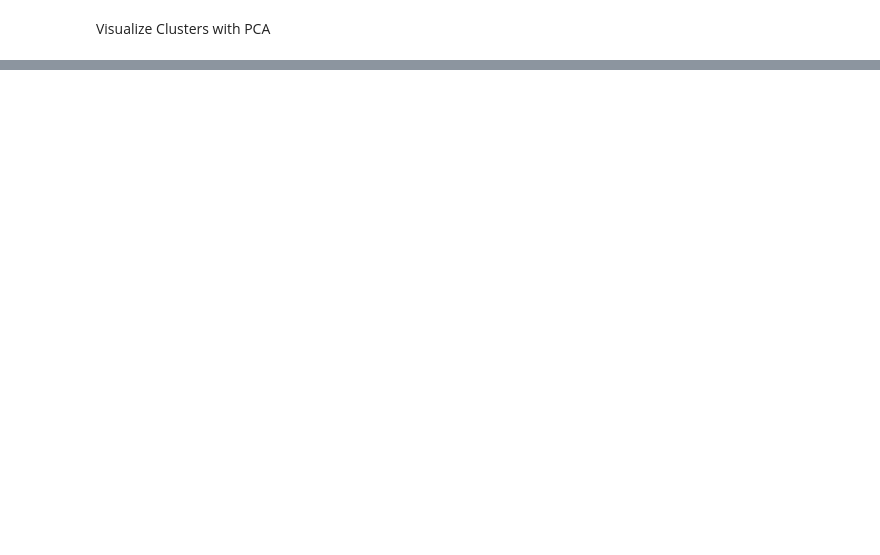
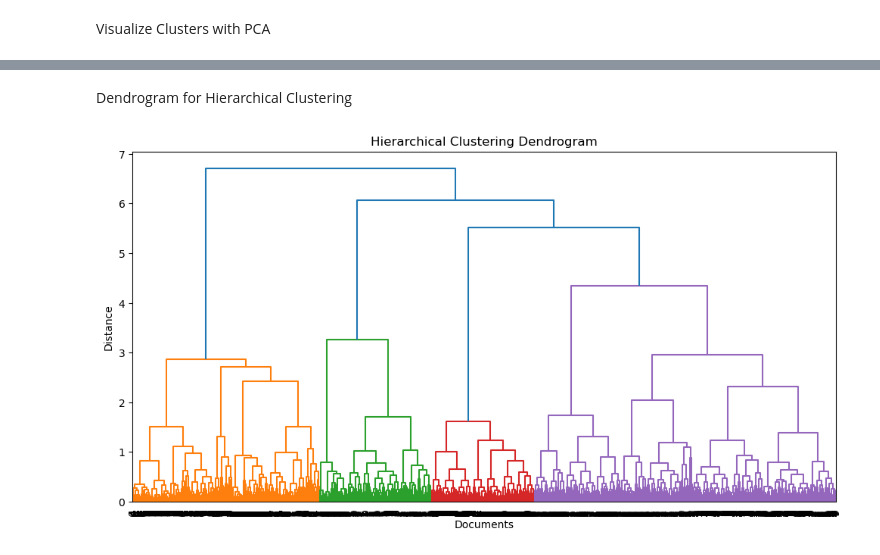
Before and after one commit to vastuhlfauth/2025_Pol4PED_systematic_review, a Jupyter notebook: 1_code/1_topic_model.ipynb, the cells around one changed output, grey strips where cells are left out. Saved outputs shown, nothing was run; the diff lists cells and outputs as text; code cells hidden in the pictures; blank space fills up the shorter version.

```diff
--- a/1_code/1_topic_model.ipynb
+++ b/1_code/1_topic_model.ipynb
@@ -416,0 +427,15 @@ print(df_Topic_treatment.head())
+# %% [markdown]
+Dendrogram for Hierarchical Clustering
+# %%
+from scipy.cluster.hierarchy import dendrogram, linkage
+
+linkage_matrix = linkage(topic_matrix, method="ward")
+
+plt.figure(figsize=(12, 6))
+dendrogram(linkage_matrix, labels=clusters, leaf_rotation=90, leaf_font_size=10)
+plt.title("Hierarchical Clustering Dendrogram")
+plt.xlabel("Documents")
+plt.ylabel("Distance")
+plt.show()
+# %% [output]
+[figure, added]
```
Also changed, not shown: parts of 19 cells of this notebook.
